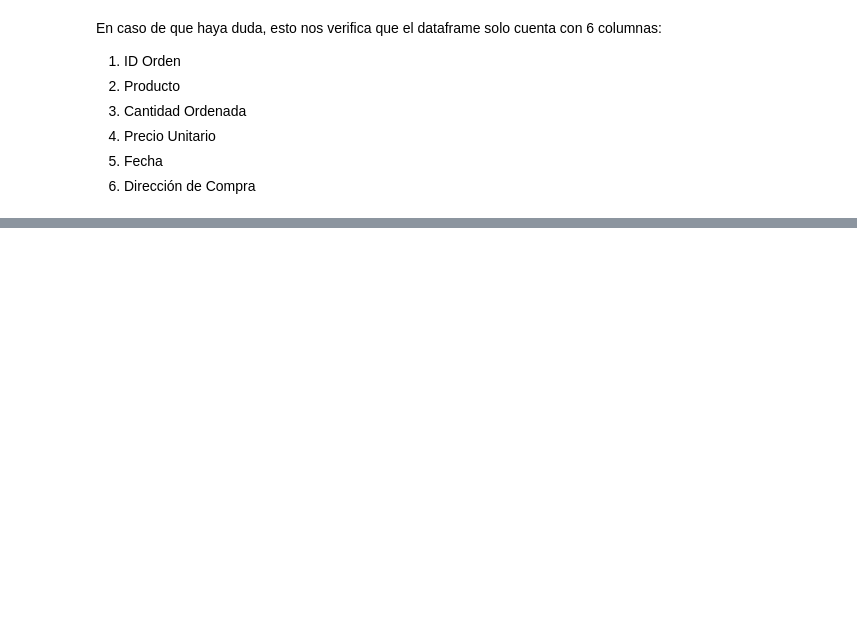
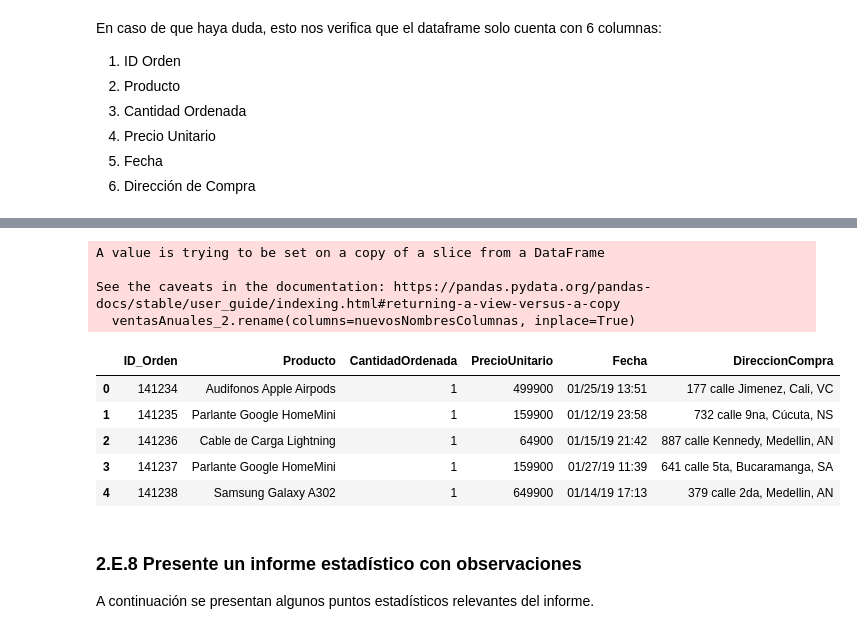
Before and after one commit to Exynix/DataAnalytics, a Jupyter notebook: lab00/lab00.ipynb, the cells around one changed output, grey strips where cells are left out. Saved outputs shown, nothing was run; the diff lists cells and outputs as text; code cells hidden in the pictures; blank space fills up the shorter version.

```diff
--- a/lab00/lab00.ipynb
+++ b/lab00/lab00.ipynb
@@ -294,0 +307,3 @@ vuaisfuijhaisu
+# %%
+ventasAnuales_2 = ventasAnuales.dropna()
+print(ventasAnuales_2.shape)
@@ -311,0 +332,26 @@ En caso de que haya duda, esto nos verifica que el dataframe solo cuenta con 6 c
+# %%
+nuevosNombresColumnas = {
+    'ID Orden': 'ID_Orden',
+    'Producto ': 'Producto',
+    ' Cantidad Ordenada': 'CantidadOrdenada',
+    'Precio Unitario ': 'PrecioUnitario',
+    'Fecha': 'Fecha',
+    'Dirección de Compra': 'DireccionCompra'
+}
+
+ventasAnuales_2.rename(columns=nuevosNombresColumnas, inplace=True)
+ventasAnuales_2.head()
+# %% [output]
+A value is trying to be set on a copy of a slice from a DataFrame
+
+See the caveats in the documentation: https://pandas.pydata.org/pandas-docs/stable/user_guide/indexing.html#returning-a-view-versus-a-copy
+  ventasAnuales_2.rename(columns=nuevosNombresColumnas, inplace=True)
+|  | ID_Orden | Producto | CantidadOrdenada | PrecioUnitario | Fecha | DireccionCompra |
+| 0 | 141234 | Audifonos Apple Airpods | 1 | 499900 | 01/25/19 13:51 | 177 calle Jimenez, Cali, VC |
+| 1 | 141235 | Parlante Google HomeMini | 1 | 159900 | 01/12/19 23:58 | 732 calle 9na, Cúcuta, NS |
+| 2 | 141236 | Cable de Carga Lightning | 1 | 64900 | 01/15/19 21:42 | 887 calle Kennedy, Medellin, AN |
+| 3 | 141237 | Parlante Google HomeMini | 1 | 159900 | 01/27/19 11:39 | 641 calle 5ta, Bucaramanga, SA |
+| 4 | 141238 | Samsung Galaxy A302 | 1 | 649900 | 01/14/19 17:13 | 379 calle 2da, Medellin, AN |
+# %% [markdown]
+### 2.E.8 Presente un informe estadístico con observaciones
+A continuación se presentan algunos puntos estadísticos relevantes del informe.
```
Also changed, not shown: parts of 10 cells of this notebook.
